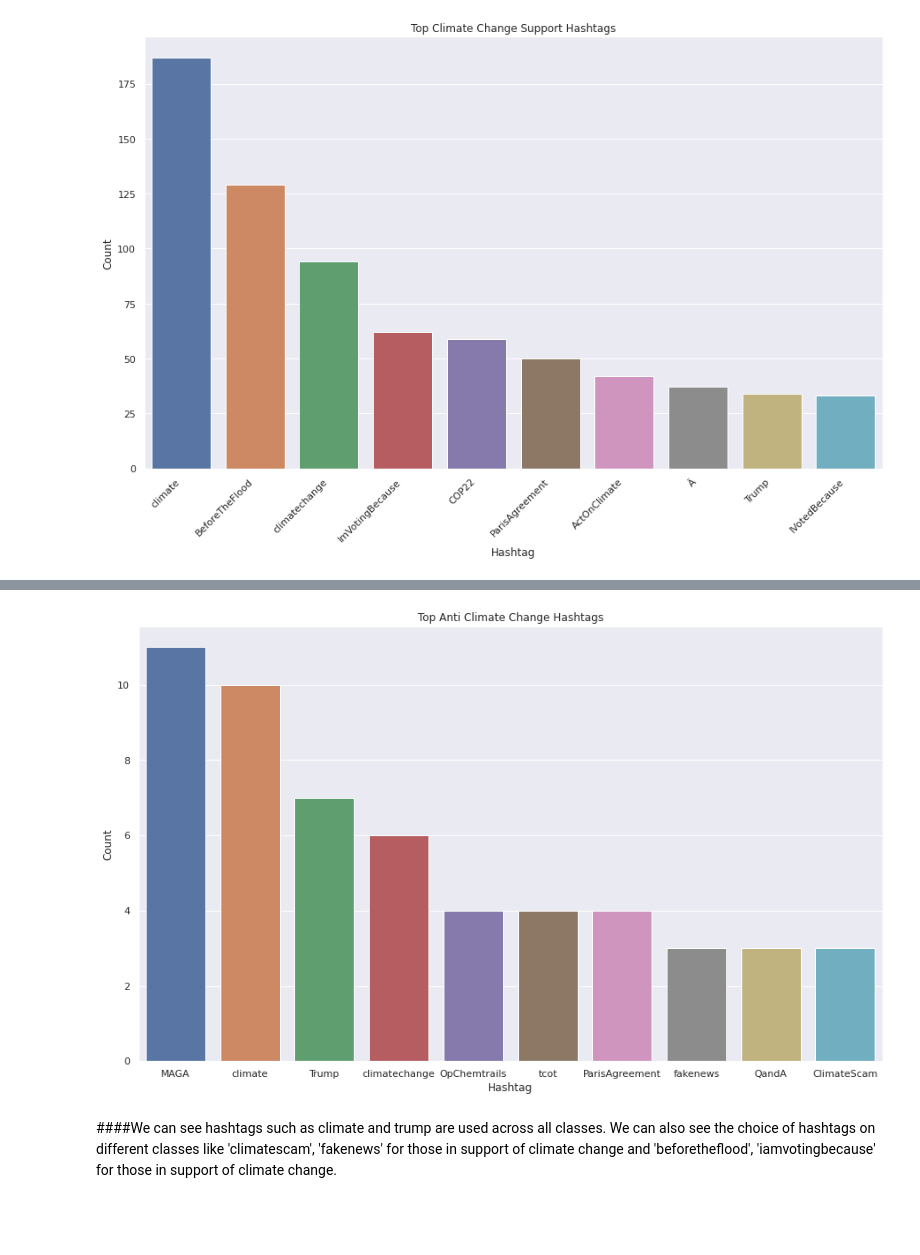
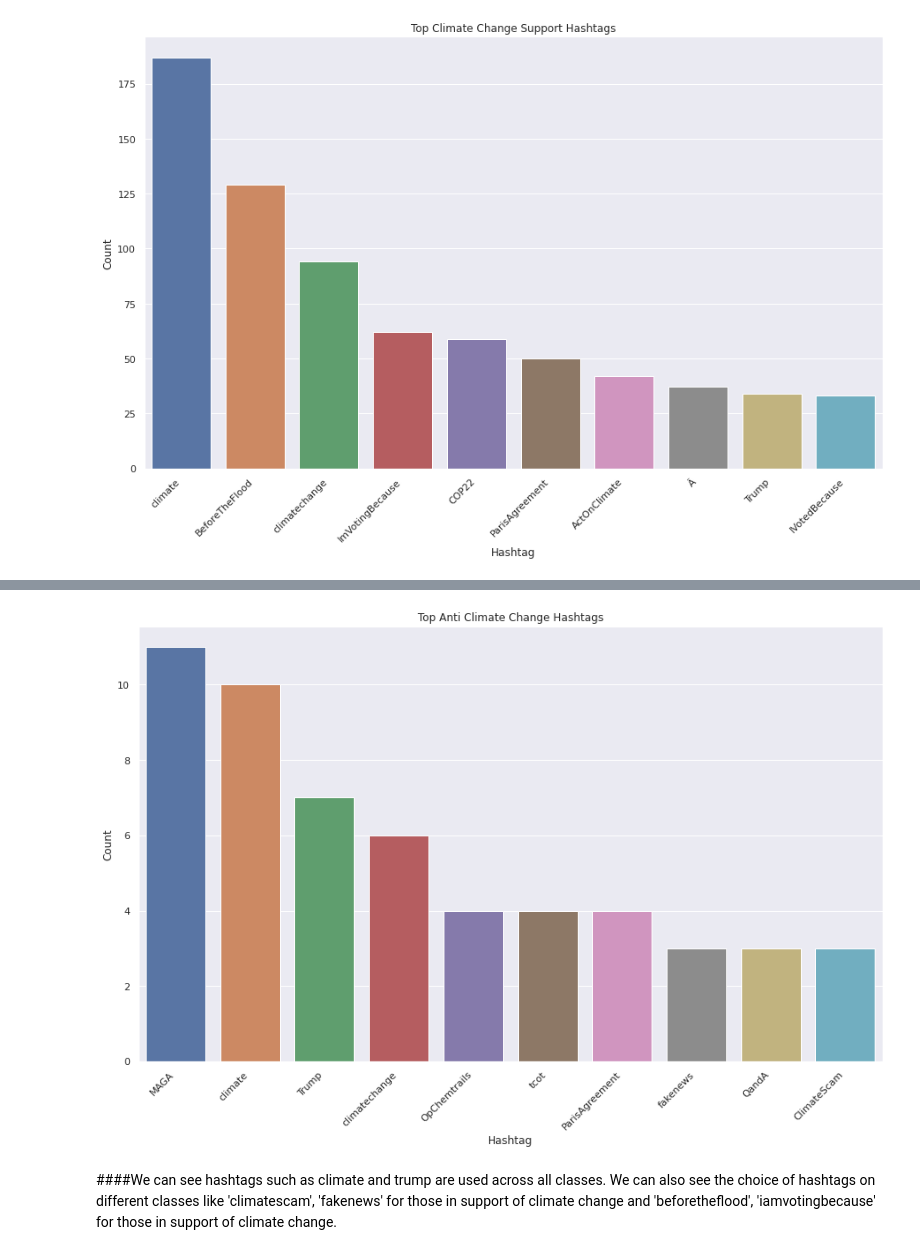
Before and after one commit to kabirodavies/NLP-Tweet-Sentiment-Analysis, a Jupyter notebook: Climate_Change_Belief_Analysis.ipynb, the cells around one changed output, grey strips where cells are left out. Saved outputs shown, nothing was run; the diff lists cells and outputs as text; code cells hidden in the pictures; blank space fills up the shorter version.

```diff
--- a/Climate_Change_Belief_Analysis.ipynb
+++ b/Climate_Change_Belief_Analysis.ipynb
@@ -613,13 +618,13 @@ plt.show()
 # %%
 # select top 10 anti climate change hashtags
 negative_tags = negative_tags.nlargest(columns='Count', n=10)
 plt.figure(figsize=(15,9))
-sns.barplot(data=negative_tags, x='Hashtag', y='Count')
+chart = sns.barplot(data=negative_tags, x='Hashtag', y='Count')
 plt.title('Top Anti Climate Change Hashtags')
-
+chart.set_xticklabels(chart.get_xticklabels(), rotation=45, horizontalalignment='right')
 plt.show()
 # %% [output]
-[figure, old version]
+[figure, new version]
 # %% [markdown]
 ####We can see hashtags such as climate and trump are used across all classes. We can also see the choice of hashtags on different classes like 'climatescam', 'fakenews' for those in support of climate change and 'beforetheflood', 'iamvotingbecause' for those in support of climate change.
 # %% [markdown]
```
Also changed, not shown: parts of 19 cells of this notebook.
